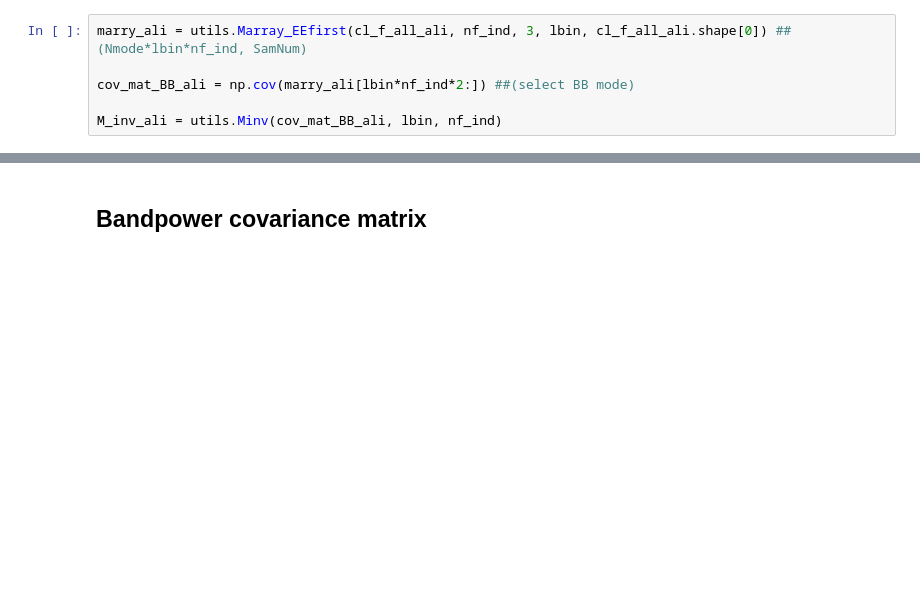
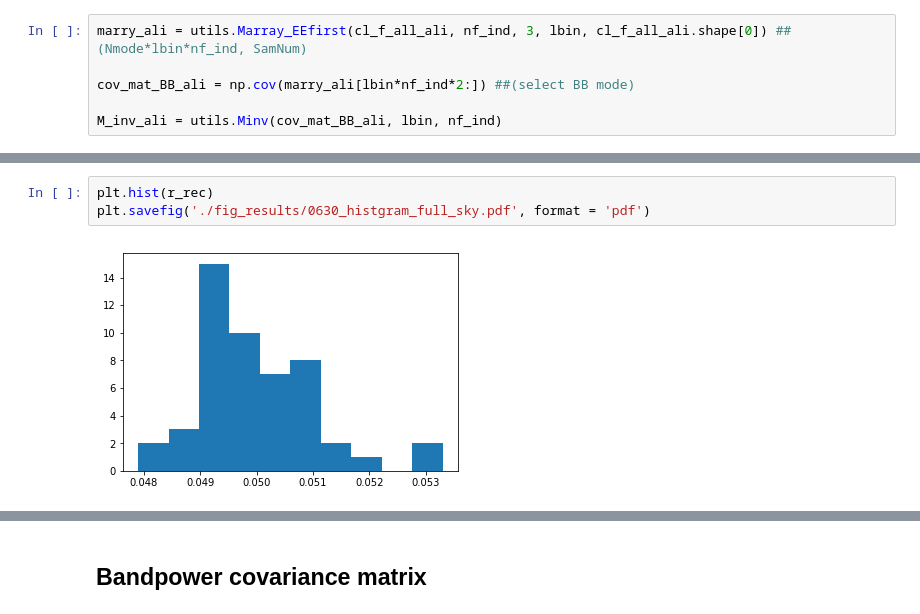
Before and after one commit to YJHelloWorld/Likelihood, a Jupyter notebook: methods.py.ipynb, the cells around one changed output, grey strips where cells are left out. Drawn from its saved outputs; the diff is of its cells as text; blank space fills up the shorter version.

```diff
--- a/methods.py.ipynb
+++ b/methods.py.ipynb
@@ -228,0 +192,5 @@ plt.show()
+# %%
+plt.hist(r_rec)
+plt.savefig('./fig_results/0630_histgram_full_sky.pdf', format = 'pdf')
+# %% [output]
+[figure, added]
```
Also changed, not shown: parts of 43 cells of this notebook.
